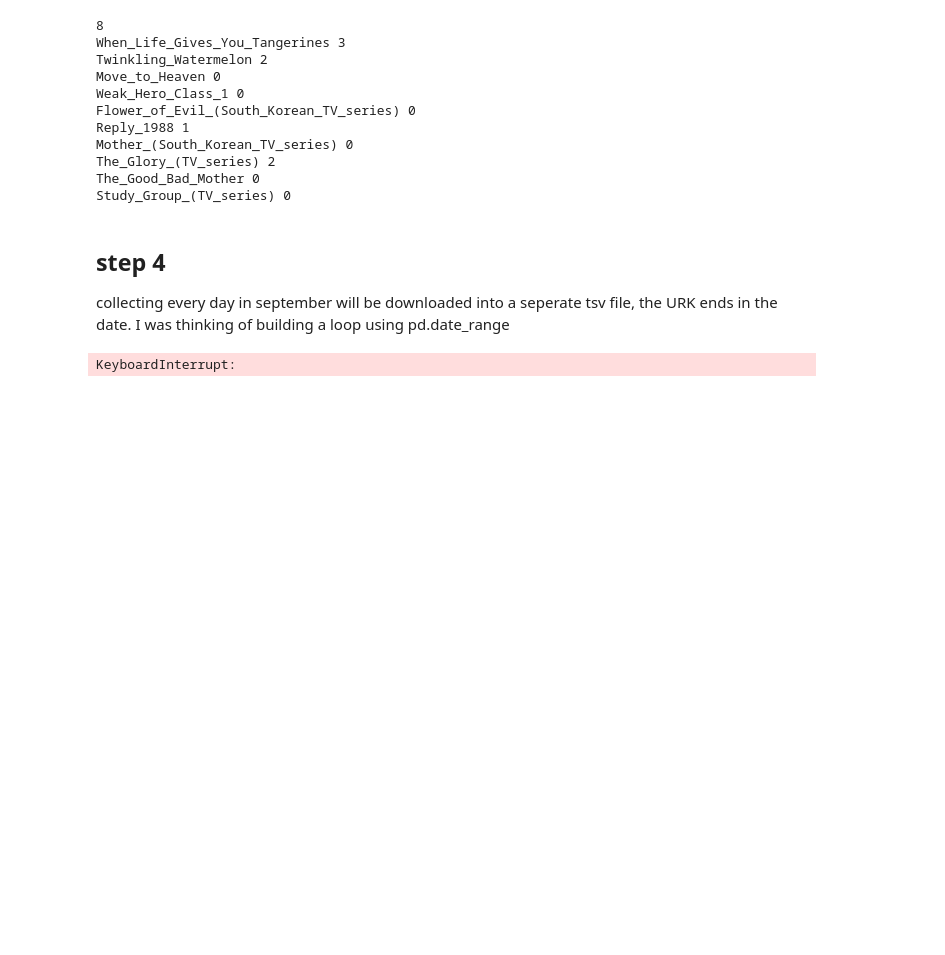
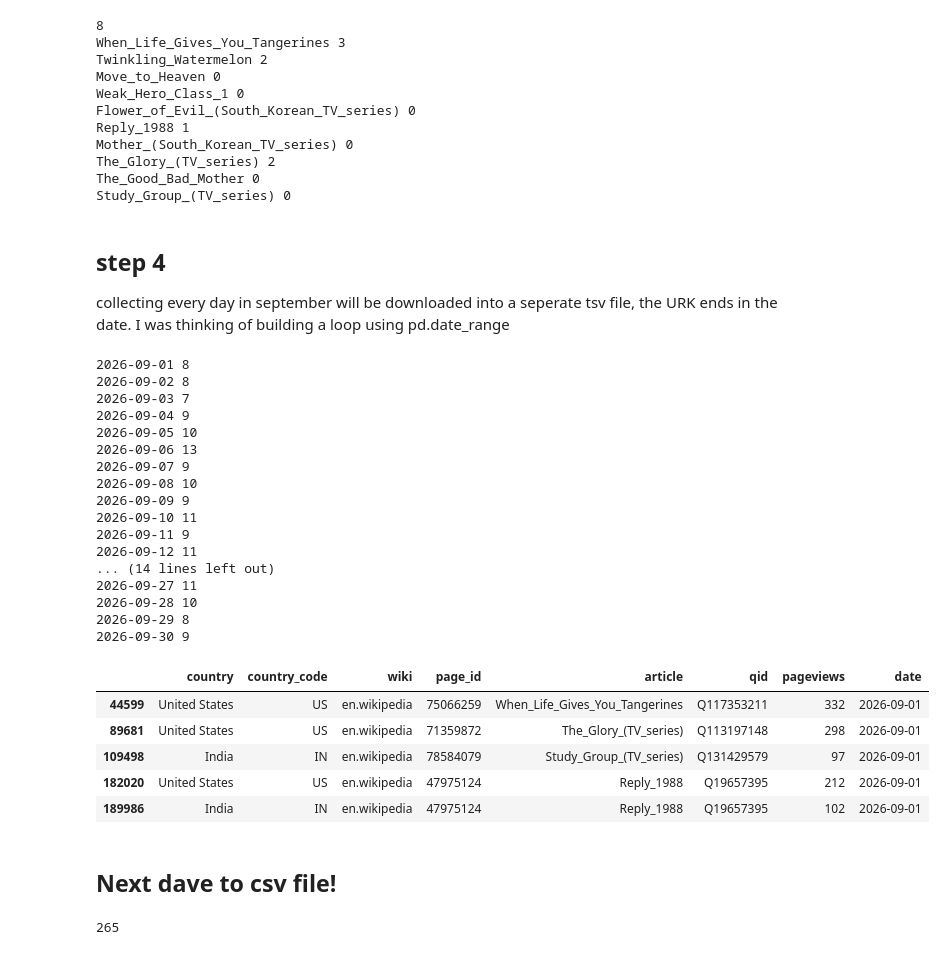
Before and after one commit to Anisa-rodriguez05/week5-wed, a Jupyter notebook: week5-wed-notebook.ipynb, the cells around one changed output. Drawn from its saved outputs; the diff is of its cells as text; code cells hidden in the pictures; blank space fills up the shorter version.

```diff
--- a/week5-wed-notebook.ipynb
+++ b/week5-wed-notebook.ipynb
@@ -358,19 +358,54 @@ collecting every day in september will be downloaded into a seperate tsv file, t
 # %%
 Url = "https://analytics.wikimedia.org/published/datasets/country_project_page/"
 
 daily = []
 for date in pd.date_range("2026-09-01", "2026-09-30"):
     dateStr = date.strftime("%Y-%m-%d")
     response = requests.get(Url + dateStr + ".tsv", headers=headers)
 
     if response.status_code != 200:
         print("Could not get", response.status_code)
         continue
 
     response.encoding = 'utf-8'
     df = pd.read_csv(io.StringIO(response.text), sep='\t', header=None, names=columns)
     matches = df[df["article"].isin(showTitles)].copy()
     matches["date"]=dateStr
     daily.append(matches)
+
+    print(dateStr, len(matches))
+    time.sleep(1)
+
+sept = pd.concat(daily)
+sept.head()
 # %% [output]
-KeyboardInterrupt:
+2026-09-01 8
+2026-09-02 8
+2026-09-03 7
+2026-09-04 9
+2026-09-05 10
+2026-09-06 13
+2026-09-07 9
+2026-09-08 10
+2026-09-09 9
+2026-09-10 11
+2026-09-11 9
+2026-09-12 11
+... (14 lines left out)
+2026-09-27 11
+2026-09-28 10
+2026-09-29 8
+2026-09-30 9
+|  | country | country_code | wiki | page_id | article | qid | pageviews | date |
+| 44599 | United States | US | en.wikipedia | 75066259 | When_Life_Gives_You_Tangerines | Q117353211 | 332 | 2026-09-01 |
+| 89681 | United States | US | en.wikipedia | 71359872 | The_Glory_(TV_series) | Q113197148 | 298 | 2026-09-01 |
+| 109498 | India | IN | en.wikipedia | 78584079 | Study_Group_(TV_series) | Q131429579 | 97 | 2026-09-01 |
+| 182020 | United States | US | en.wikipedia | 47975124 | Reply_1988 | Q19657395 | 212 | 2026-09-01 |
+| 189986 | India | IN | en.wikipedia | 47975124 | Reply_1988 | Q19657395 | 102 | 2026-09-01 |
+# %% [markdown]
+## Next dave to csv file!
+# %%
+sept.to_csv("wikimedia-sept.tsv", sep="\t", index=False)
+print(len(sept))
+# %% [output]
+265
```
Also changed, not shown: parts of 7 cells of this notebook, 1 other file.
